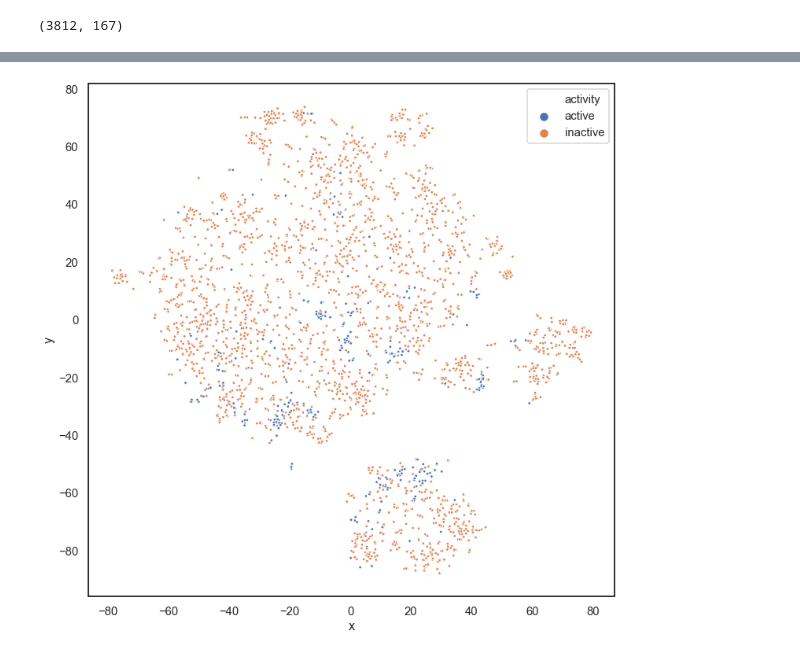
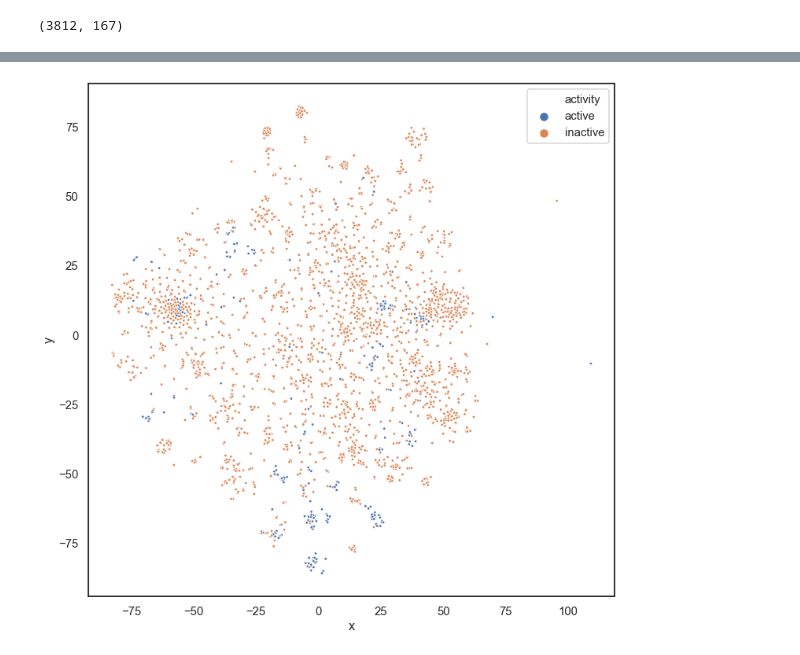
Before and after one commit to jRicciL/CDK2_notebooks, a Jupyter notebook: 2_Docking_analysis/3_Comparing_molecules_among_datasets.ipynb, the cells around one changed output, grey strips where cells are left out. Drawn from its saved outputs; the diff is of its cells as text; code cells hidden in the pictures.

```diff
--- a/2_Docking_analysis/3_Comparing_molecules_among_datasets.ipynb
+++ b/2_Docking_analysis/3_Comparing_molecules_among_datasets.ipynb
@@ -207,0 +217,11 @@ tsne_df = pd.DataFrame({'x': tsne[:,0], 'y': tsne[:,1],
+# %%
+%%time
+# Extrac the fingerprint values
+fp_array_rdk = np.zeros(2048)
+for dataset in lig_datasets.values():
+    # molecular weight
+    i_array = np.array([np.array(fp) for fp in dataset['fps_rdk']])
+    fp_array_rdk = np.vstack((fp_array_rdk, i_array))
+# Delet the first row used to initialize the array
+fp_array_rdk = np.delete(fp_array_rdk, obj=0, axis=0)
+fp_array_rdk.shape
@@ -207,0 +232,4 @@ tsne_df = pd.DataFrame({'x': tsne[:,0], 'y': tsne[:,1],
+# %%
+%%time
+
+tsne_rdk = TSNE().fit_transform(fp_array_rdk)
@@ -208,6 +239,9 @@ tsne_df = pd.DataFrame({'x': tsne[:,0], 'y': tsne[:,1],
 # %%
+# Create a dataframe for plotling
+tsne_df_rdk = pd.DataFrame({'x': tsne_rdk[:,0], 'y': tsne_rdk[:,1],
+             'activity': activity_array, 'database': databases_array})
 plt.figure(figsize=(12,12))
-sns.scatterplot(data = tsne_df, x = 'x', y = 'y', hue='activity', s = 12)
+sns.scatterplot(data = tsne_df_rdk, x = 'x', y = 'y', hue='activity', s = 12)
 plt.show()
 # %% [output]
-[figure, old version]
+[figure, new version]
```
Also changed, not shown: parts of 7 cells of this notebook.
